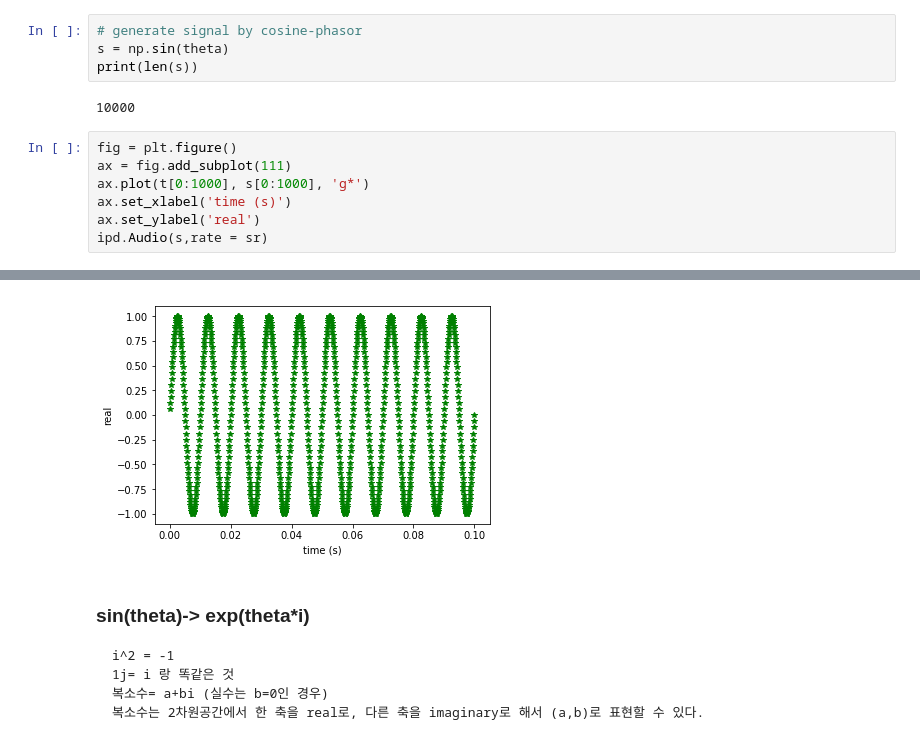
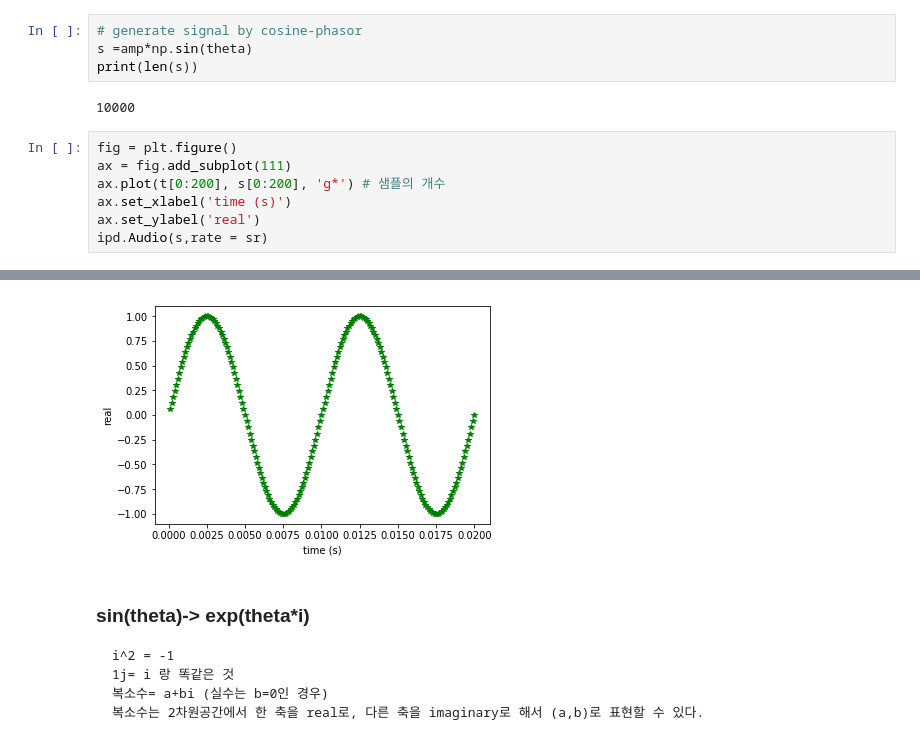
Before and after one commit to DayeongGim/class2019spring, a Jupyter notebook: sound.ipynb, the cells around one changed output, grey strips where cells are left out. Cells and saved outputs as stored; diff of their text form.

```diff
--- a/sound.ipynb
+++ b/sound.ipynb
@@ -32,20 +32,20 @@ print(len(theta))
 ### sine의 input은 각도
 # %%
 # generate signal by cosine-phasor
-s = np.sin(theta)
+s =amp*np.sin(theta)
 print(len(s))
 # %% [output]
 10000
 # %%
 fig = plt.figure()
 ax = fig.add_subplot(111)
-ax.plot(t[0:1000], s[0:1000], 'g*')
+ax.plot(t[0:200], s[0:200], 'g*') # 샘플의 개수
 ax.set_xlabel('time (s)')
 ax.set_ylabel('real')
 ipd.Audio(s,rate = sr)
 # %% [output]
 [interactive output not drawn]
-[figure, old version]
+[figure, new version]
 # %% [markdown]
 ### sin(theta)-> exp(theta*i)
     i^2 = -1
```
Also changed, not shown: parts of 6 cells of this notebook.
